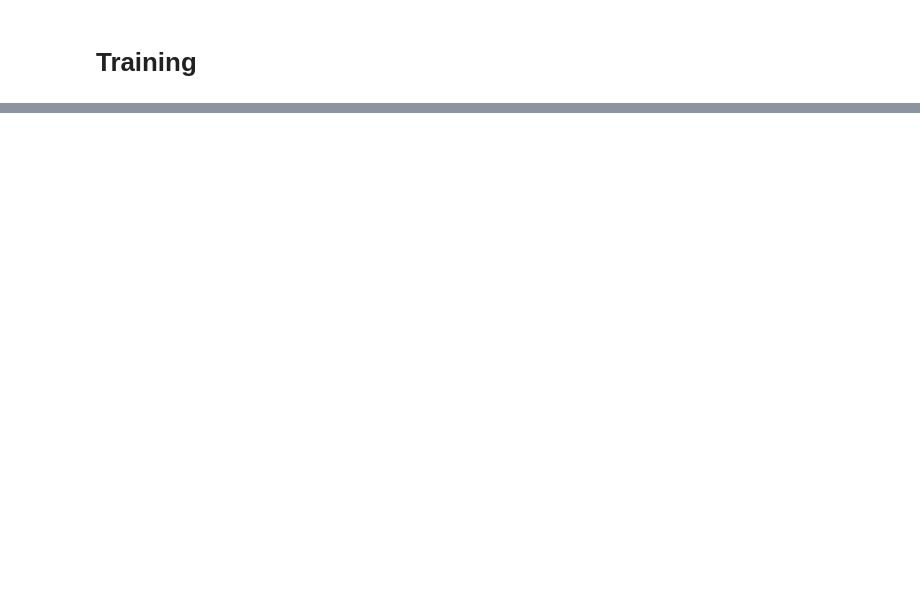
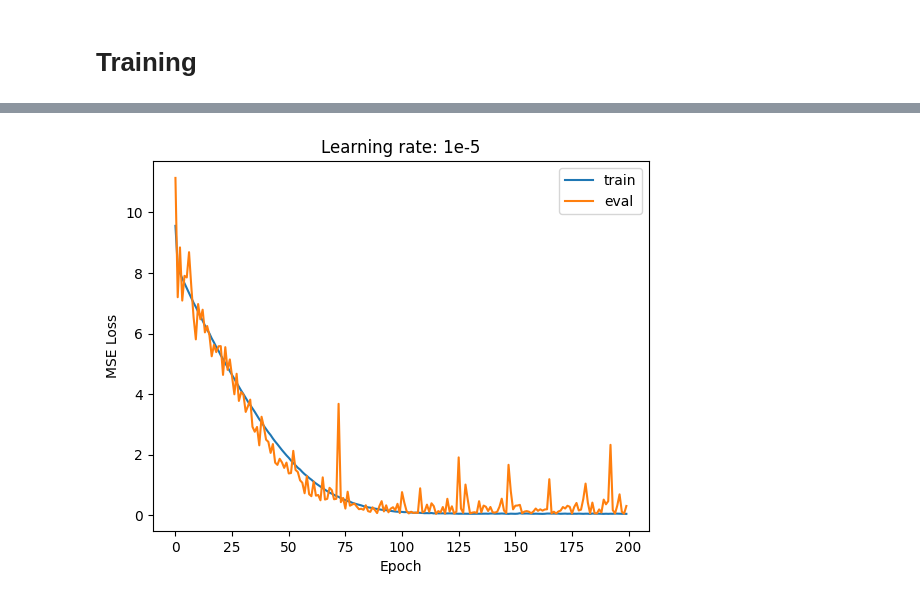
Before and after one commit to Ngoc-Cac/BI-Group4, a Jupyter notebook: src/mlp_training.ipynb, the cells around one changed output, grey strips where cells are left out. Drawn from its saved outputs; the diff is of its cells as text; code cells hidden in the pictures; blank space fills up the shorter version.

Commit message:
trained mlp model

```diff
--- a/src/mlp_training.ipynb
+++ b/src/mlp_training.ipynb
@@ -128,32 +63,25 @@ train_loader = DataLoader(train_data, batch_size=batch_size, shuffle=True)
 test_loader = DataLoader(test_data, batch_size=batch_size, shuffle=True)
 # %%
 mlp_model = MLPClassifier()
-loss_fn = nn.MSELoss()
-optimizer = torch.optim.Adam(mlp_model.parameters(), lr=1e-4)
+mse_loss = nn.MSELoss()
+adam_opt = torch.optim.Adam(mlp_model.parameters(), lr=1e-5)
 # %% [markdown]
 # Training
 # %%
-epochs = 5
+epochs = 20
 global_loss = {
     'train': [],
     'eval': []
 }
 gpu_avail = torch.cuda.is_available()
+if gpu_avail: mlp_model.cuda()
-# %%
-for epoch in range(epochs):
-    print(f"Epoch {epoch}")
-    losses = train_loop(mlp_model, loss_fn,
-        optimizer, train_loader,
-        gpu_avail
-    )
-
-    print(f"  Train loss: {sum(losses) / len(losses)}")
-    eval_losses = eval_loop(mlp_model,
-        loss_fn, test_loader,
-        gpu_avail
-    )
-
-    print(f"  Eval loss: {sum(eval_losses) / len(eval_losses)}")
-
-    global_loss['eval'].append(eval_losses)
-    global_loss['train'].append(losses)
+# %%
+loss = run_epochs(
+    epochs, mlp_model,
+    mse_loss, adam_opt,
+    train_loader, test_loader,
+    gpu_avail
+)
+
+global_loss['train'].extend(loss['train'])
+global_loss['eval'].extend(loss['eval'])
@@ -159,0 +135,11 @@ for epoch in range(epochs):
+# %%
+import matplotlib.pyplot as plt
+
+plt.title('Learning rate: 1e-5')
+plt.plot([sum(loss) / len(loss) for loss in global_loss['train']], label='train')
+plt.plot([sum(loss) / len(loss) for loss in global_loss['eval']], label='eval')
+plt.xlabel('Epoch')
+plt.ylabel('MSE Loss')
+plt.legend();
+# %% [output]
+[figure, added]
```
Also changed, not shown: parts of 10 cells of this notebook, 2 other files.
